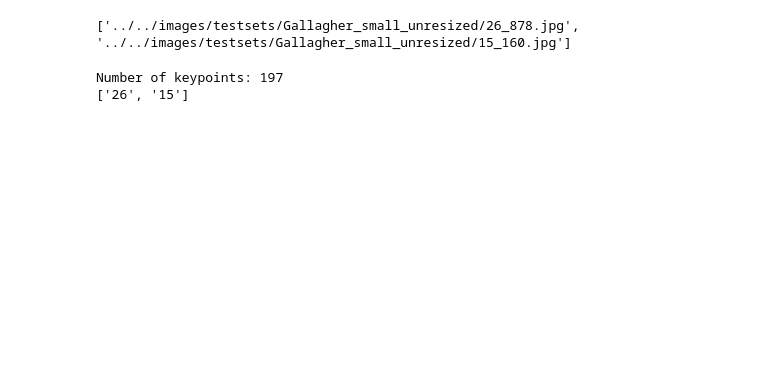
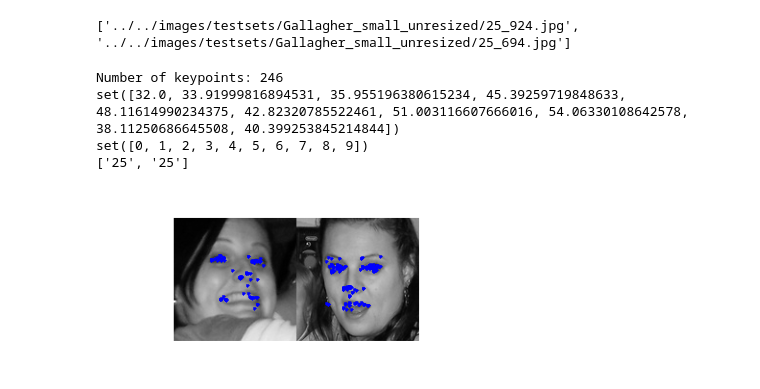
Before and after one commit to arnfred/Mirror-Match, a Jupyter notebook: code/cluster-match/Louvain.ipynb, the cells around one changed output. Saved outputs shown, nothing was run; the diff lists cells and outputs as text; code cells hidden in the pictures; blank space fills up the shorter version.

```diff
--- a/code/cluster-match/Louvain.ipynb
+++ b/code/cluster-match/Louvain.ipynb
@@ -21,11 +24,17 @@ testset = "../../images/testsets/Gallagher_small_unresized/"
 # Get a list of all images
 all_paths = [testset + f for (_,_,filenames) in os.walk(testset) for f in fnmatch.filter(filenames, "*.jpg")]
 paths = sample(all_paths, 2)
-#while features.getLabel(paths[0]) != features.getLabel(paths[1]) :
-#    paths = sample(all_paths, 2)
+size = [36]
+
+# Make sure the there are keypoints in both images
+indices, keypoints, descriptors = features.getFeatures(paths,size=size)
+while indices == None or features.getLabel(paths[0]) != features.getLabel(paths[1]) :
+    paths = sample(all_paths, 2)
+    indices, keypoints, descriptors = features.getFeatures(paths,size=size)
+
 print(paths)
 # %% [output]
-['../../images/testsets/Gallagher_small_unresized/26_878.jpg', '../../images/testsets/Gallagher_small_unresized/15_160.jpg']
+['../../images/testsets/Gallagher_small_unresized/25_924.jpg', '../../images/testsets/Gallagher_small_unresized/25_694.jpg']
 # %%
 #paths = ['../../images/testsets/small_test/Ann_Veneman_0003.png', '../../images/testsets/small_test/Ann_Veneman_0008.png'] # Not matched, because only two traits. The traits were good though
 #paths = ['../../images/testsets/small_test/Bill_Gates_0008.png', '../../images/testsets/small_test/Bill_Gates_0006.png'] # Not matched, but when I lower treshold it get's a big negative score
@@ -45,18 +63,20 @@ print(paths)
 # %%
-indices, keypoints, descriptors = featureGraph.getDescriptors(paths)
+indices, keypoints, descriptors = features.getFeatures(paths, keypoint_type="ORB", size=32)
 print("Number of keypoints: %i" % (len(keypoints)))
+print(set([k.size for k in keypoints]))
+print(set([k.octave for k in keypoints]))
+
 images = map(features.loadImage, paths)
 labels = map(features.getLabel, paths)
 print(labels)
-
-# Get weights
-full_weights = weightMatrix.init(descriptors)
-score_weights = weightMatrix.pruneTreshold(full_weights, 20)
-cluster_weights = weightMatrix.pruneHighest(score_weights, 3)
-
-# Get graphs
-cluster_graph = featureGraph.init(cluster_weights)
-score_graph = featureGraph.init(score_weights)
 # %% [output]
-Number of keypoints: 197
-['26', '15']
+Number of keypoints: 246
+set([32.0, 33.91999816894531, 35.955196380615234, 45.39259719848633, 48.11614990234375, 42.82320785522461, 51.003116607666016, 54.06330108642578, 38.11250686645508, 40.399253845214844])
+set([0, 1, 2, 3, 4, 5, 6, 7, 8, 9])
+['25', '25']
+# %%
+pos_0 = map(features.getPosition, keypoints[numpy.array(indices)==0])
+pos_1 = map(features.getPosition, keypoints[numpy.array(indices)==1])
+display.compareKeypoints(images[0], images[1], pos_0, pos_1)
+# %% [output]
+[figure, added]
```
Also changed, not shown: parts of 10 cells of this notebook, 35 other files.
